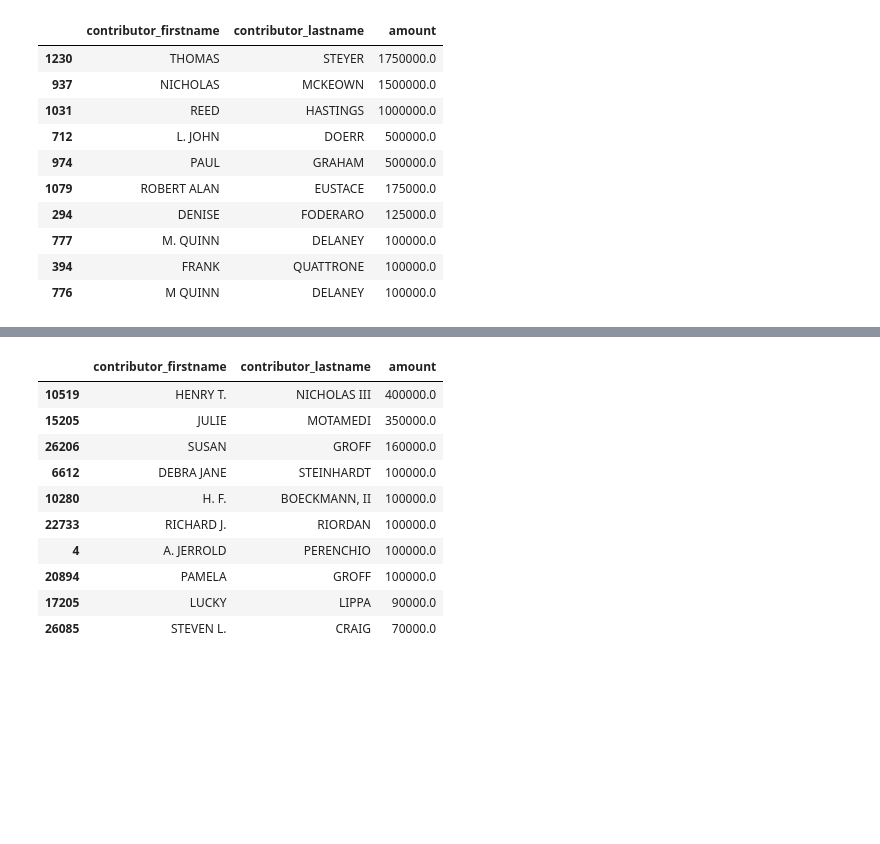
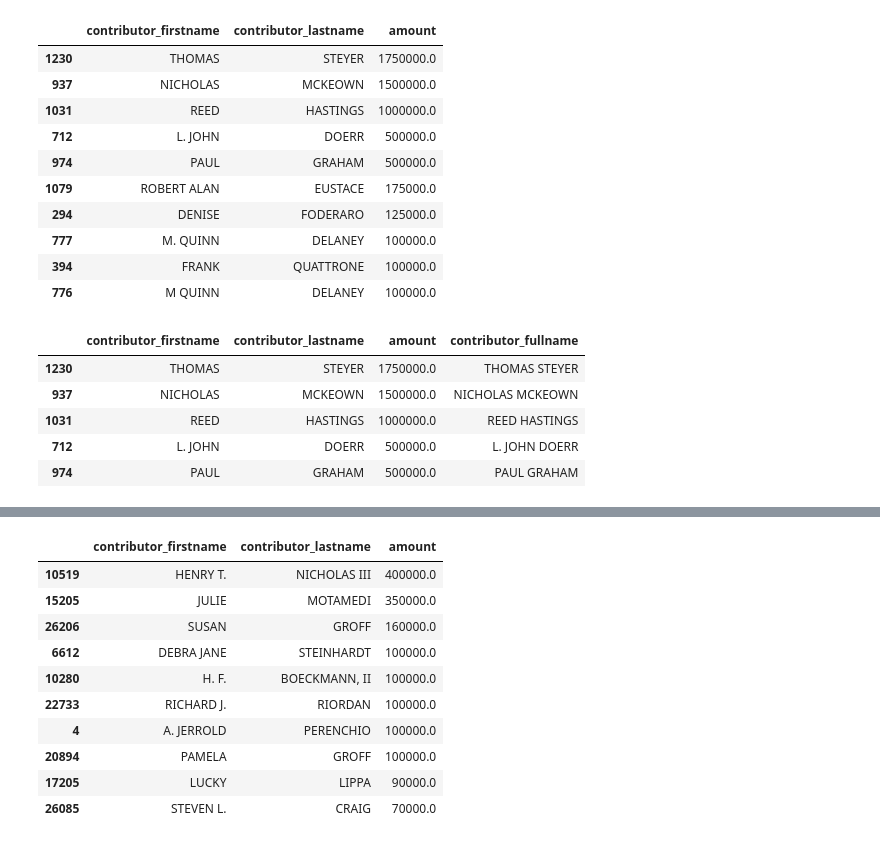
Before and after one commit to jlinGG/first-python-notebook, a Jupyter notebook: Prop-66.ipynb, the cells around one changed output, grey strips where cells are left out. Saved outputs shown, nothing was run; the diff lists cells and outputs as text; code cells hidden in the pictures; blank space fills up the shorter version.

```diff
--- a/Prop-66.ipynb
+++ b/Prop-66.ipynb
@@ -138,3 +141,13 @@ oppose.groupby(['contributor_firstname','contributor_lastname']).amount.sum().re
 | 777 | M. QUINN | DELANEY | 100000.0 |
 | 394 | FRANK | QUATTRONE | 100000.0 |
 | 776 | M QUINN | DELANEY | 100000.0 |
+# %%
+top_opposed['contributor_fullname']=top_opposed.contributor_firstname + " " + top_opposed.contributor_lastname
+top_opposed.head()
+# %% [output]
+|  | contributor_firstname | contributor_lastname | amount | contributor_fullname |
+| 1230 | THOMAS | STEYER | 1750000.0 | THOMAS STEYER |
+| 937 | NICHOLAS | MCKEOWN | 1500000.0 | NICHOLAS MCKEOWN |
+| 1031 | REED | HASTINGS | 1000000.0 | REED HASTINGS |
+| 712 | L. JOHN | DOERR | 500000.0 | L. JOHN DOERR |
+| 974 | PAUL | GRAHAM | 500000.0 | PAUL GRAHAM |
```
Also changed, not shown: parts of 7 cells of this notebook.
